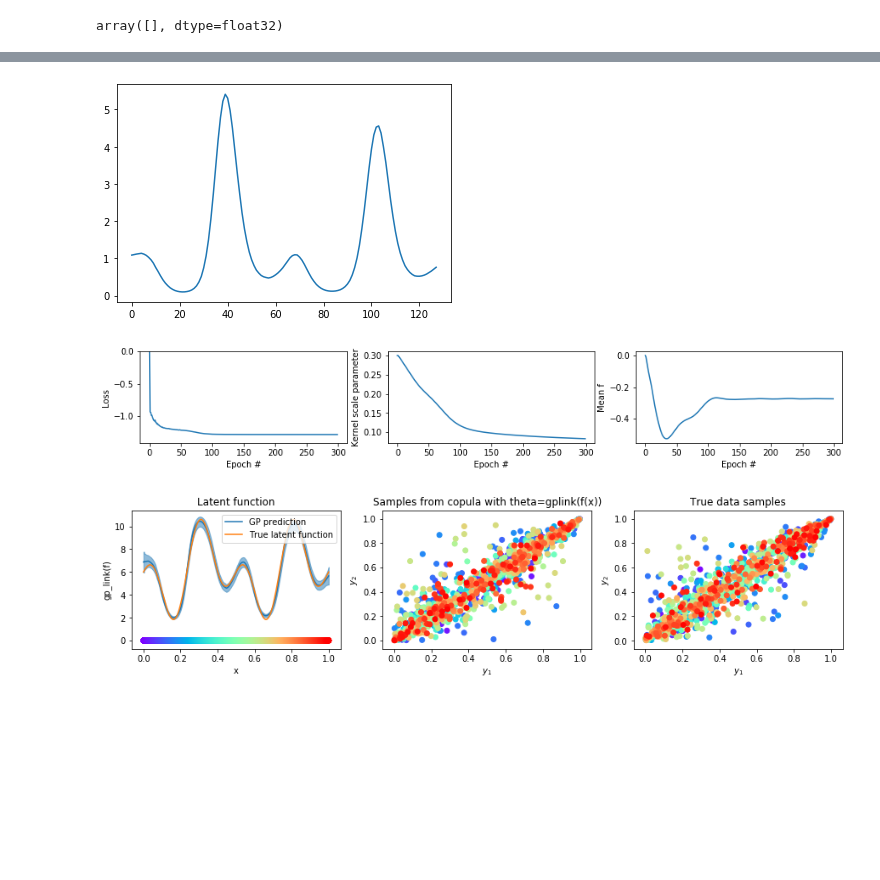
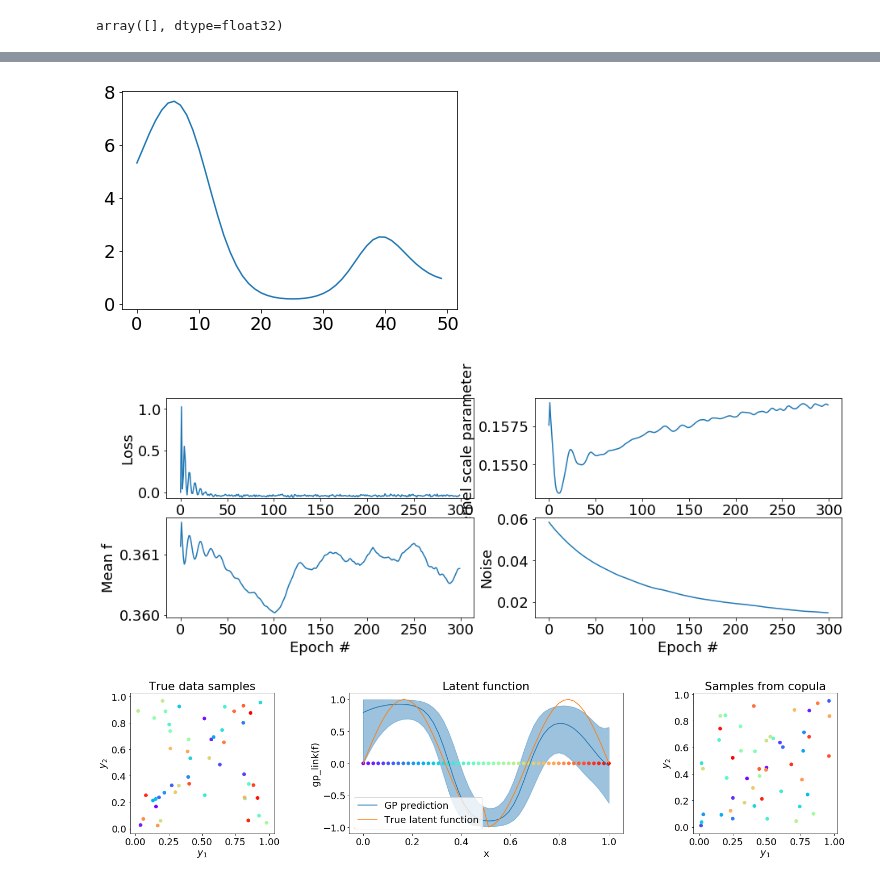
Before and after one commit to NinelK/CopulaGP, a Jupyter notebook: Copula_nopyro.ipynb, the cells around one changed output, grey strips where cells are left out. Cells and saved outputs as stored; diff of their text form; code cells hidden in the pictures; blank space fills up the shorter version.

Commit message:
Add homoskedastic noise to the parameter of GaussianCopula_Likelihood TODO: check built-in confidence_region() and fix noise-free observations

```diff
--- a/Copula_nopyro.ipynb
+++ b/Copula_nopyro.ipynb
@@ -89,15 +105,16 @@ optimizer = torch.optim.Adam([
     {'params': model.mean_module.parameters()},
     {'params': model.variational_strategy.variational_distribution.chol_variational_covar},
     {'params': model.covar_module.raw_outputscale},
-    {'params': model.variational_strategy.variational_distribution.variational_mean, 'lr': .1},
-    {'params': model.covar_module.base_kernel.raw_lengthscale, 'lr': .01} #, 'lr': 0.001
+    {'params': model.variational_strategy.variational_distribution.variational_mean, 'lr': .01},
+    {'params': model.covar_module.base_kernel.raw_lengthscale, 'lr': .01}, #, 'lr': 0.001
+    {'params': model.likelihood.noise_covar.raw_noise, 'lr': .01} #should change slower than variance
 ], lr=base_lr)
 
 # Our loss object. We're using the VariationalELBO, which essentially just computes the ELBO
 mll  = gpytorch.mlls.VariationalELBO(model.likelihood, model, num_data=train_y.size(0), combine_terms=True)
 #mllv = gpytorch.mlls.VariationalELBO(model.likelihood, model, num_data=train_y.size(0), combine_terms=False)
 
-losses, rbf, means = [], [], []
+losses, rbf, means, noises = [], [], [], []
 
 def train(train_x, train_y, num_iter=2000):
     model.train()
@@ -109,20 +126,23 @@ def train(train_x, train_y, num_iter=2000):
         output = model(train_x)
         #print(output.mean)
         assert torch.all(output.mean==output.mean)
-        loss = -mll(output, train_y)
+        loss = -mll(output, train_y) + torch.exp(1-model.covar_module.base_kernel.lengthscale*grid_size).sum()
         #log_lik, kl_div, log_prior = mllv(output, train_y)
         if len(losses)>100:
             p += np.abs(np.mean(losses[-50:]) - np.mean(losses[-100:-50]))
         losses.append(loss.detach().cpu().numpy())
         rbf.append(model.covar_module.base_kernel.lengthscale.item())
         means.append(model.variational_strategy.variational_distribution.variational_mean.detach().cpu().numpy())
+        noises.append(model.likelihood.noise_covar.raw_noise_constraint.transform(model.likelihood.noise_covar.raw_noise).item())
         if not (i + 1) % iter_print:
 
             mean_p = p/100
-            print('Iter {}/{} - Loss: {:.3}, len: {:.3}, dLoss: {:.3}, \
+            print('Iter {}/{} - Loss: {:.3}, len: {:.3}, outscale: {:.3} noise: {:.3}, dLoss: {:.3}, \
             mean f: {:.3}, dmean: {:.3}, NaNs fixed: {}'.format(
                 i + 1, num_iter, loss,
                 model.covar_module.base_kernel.lengthscale.item(),
+                model.covar_module.raw_outputscale.item(),
+                model.likelihood.noise_covar.raw_noise_constraint.transform(model.likelihood.noise_covar.raw_noise).item(),
                 mean_p, np.mean(means[-1]),
                 np.mean(np.abs(means[-100]-means[-1])),
                 nans
@@ -165,22 +185,25 @@ Wall time: 7.49 s
 plt.plot(np.exp(means[-1]))
 losses[losses!=losses] = 0
 # %% [output]
-[figure, old version]
+[figure, new version]
 # %%
 # prot loss function and kernel length
-fig, (lossp, kern, mean) = plt.subplots(1,3,figsize=(15,2))
+fig, ((lossp, kern), (mean, noise)) = plt.subplots(2,2,figsize=(15,5))
 lossp.plot(losses)
 lossp.set_xlabel("Epoch #")
 lossp.set_ylabel("Loss")
 lossp.set_ylim(np.min(losses)*1.1,np.max(losses)*1.1)
 kern.plot(rbf)
 kern.set_xlabel("Epoch #")
 kern.set_ylabel("Kernel scale parameter")
 mean.plot([np.mean(x) for x in means])
 mean.set_xlabel("Epoch #")
 mean.set_ylabel("Mean f")
+noise.plot(noises)
+noise.set_xlabel("Epoch #")
+noise.set_ylabel("Noise")
 fig.show()
 # %% [output]
-[figure, old version]
+[figure, new version]
 # %%
 # define test set (optionally on GPU)
@@ -189,7 +212,14 @@ testX = np.linspace(0,1,denser*NSamp)
 test_x = torch.tensor(testX).float().cuda(device=0)
 # %%
 # visualize the result
-fig, (func, sim, true) = plt.subplots(1,3,figsize=(15, 3))
+fig, (true, nul0, nul, sim) = plt.subplots(1,4,figsize=(24, 4.9))
+
+nul0.set_axis_off()
+nul.set_axis_off()
+
+plt.rcParams.update({'font.size': 18})
+
+func = fig.add_axes([.365,0.125,.3,.755])
 
 model.eval()
 with torch.no_grad():
@@ -202,8 +232,11 @@ F_mean = gplink(samples).mean(0).detach().cpu().numpy()
 #F_mean = gplink(output.mean).detach().cpu().numpy()
 line, = func.plot(testX, F_mean, label = 'GP prediction')
 lower, upper = output.confidence_region()
+noise = model.likelihood.noise_covar.raw_noise_constraint.transform(model.likelihood.noise_covar.raw_noise).item()
+func.fill_between(testX, gplink(lower-noise).detach().cpu().numpy(),
+                gplink(upper+noise).detach().cpu().numpy(), color=line.get_color(), alpha=0.25)
 func.fill_between(testX, gplink(lower).detach().cpu().numpy(),
-                gplink(upper).detach().cpu().numpy(), color=line.get_color(), alpha=0.5)
+                gplink(upper).detach().cpu().numpy(), color=line.get_color(), alpha=0.25)
 
 func.plot(testX,scale(testX), label = 'True latent function')
 func.scatter(X,np.zeros_like(X),color=colors)
@@ -215,16 +248,19 @@ func.legend()
 # sample from p(y|D,x) = \int p(y|f) p(f|D,x) (doubly stochastic)
 with gpytorch.settings.num_likelihood_samples(1):
     Y_sim = model.likelihood(model(train_x)).rsample().cpu().detach().numpy()
-skip = 10
+#print(Y_sim.shape)
+skip = 1
 true.scatter(*Y[::skip].T, label = 'True train data', color=colors[::skip])
 sim.scatter(*Y_sim[:,:,::skip].T, label = 'Sample from the model', color=colors[::skip])
 for ax in [sim,true]:
     ax.set_xlabel('$y_1$')
     ax.set_ylabel('$y_2$')
-sim.set_title('Samples from copula with theta=gplink(f(x))')
+sim.set_title('Samples from copula')
 true.set_title('True data samples')
 # samp.legend()
 
-fig.show()
+plt.subplots_adjust(wspace=0.3)
+
+plt.savefig('poster_img/gp.svg')
 # %% [output]
-[figure, old version]
+[figure, new version]
```
Also changed, not shown: parts of 7 cells of this notebook, 1 other file.
